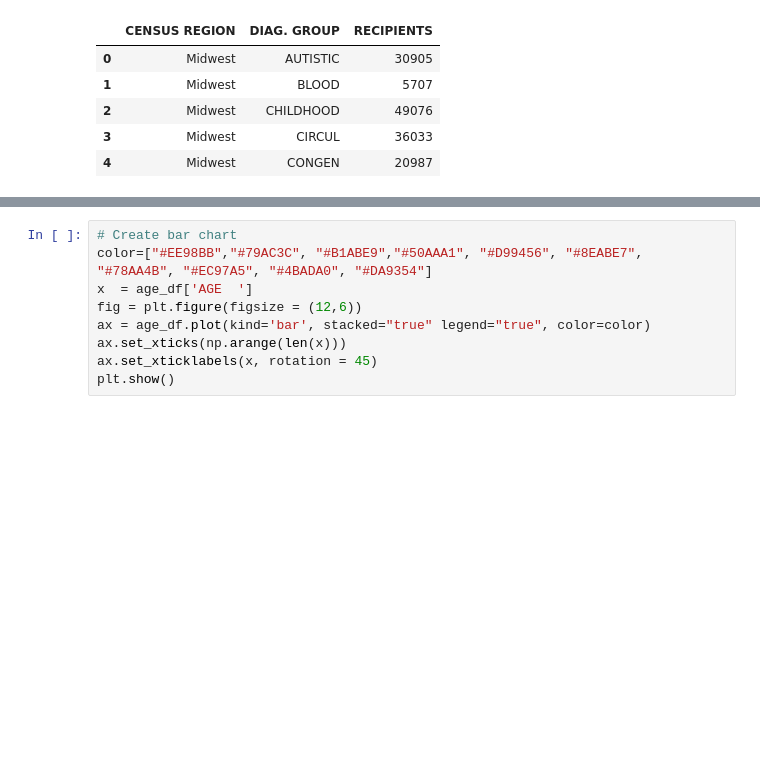
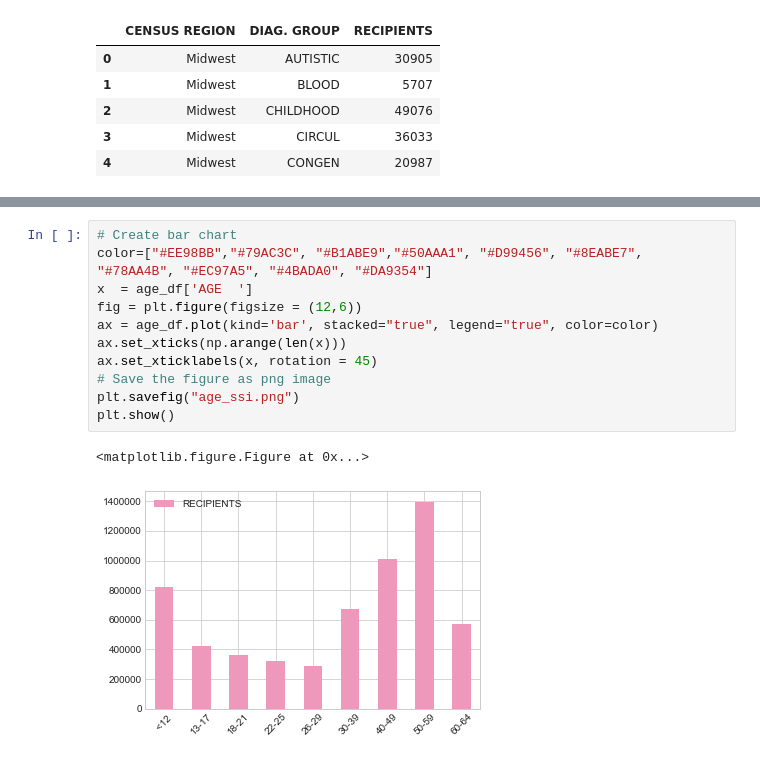
Before and after one commit to ehyoder/ehyoder.github.io, a Jupyter notebook: ssi_data.ipynb, the cells around one changed output, grey strips where cells are left out. Cells and saved outputs as stored; diff of their text form; blank space fills up the shorter version.

```diff
--- a/ssi_data.ipynb
+++ b/ssi_data.ipynb
@@ -151,9 +166,14 @@ plt.show()
 # %%
 # Create bar chart
 color=["#EE98BB","#79AC3C", "#B1ABE9","#50AAA1", "#D99456", "#8EABE7", "#78AA4B", "#EC97A5", "#4BADA0", "#DA9354"]
 x  = age_df['AGE  ']
 fig = plt.figure(figsize = (12,6))
-ax = age_df.plot(kind='bar', stacked="true" legend="true", color=color)
+ax = age_df.plot(kind='bar', stacked="true", legend="true", color=color)
 ax.set_xticks(np.arange(len(x)))
 ax.set_xticklabels(x, rotation = 45)
+# Save the figure as png image
+plt.savefig("age_ssi.png")
 plt.show()
+# %% [output]
+<matplotlib.figure.Figure at 0x...>
+[figure, added]
```
Also changed, not shown: parts of 7 cells of this notebook, 9 other files.
